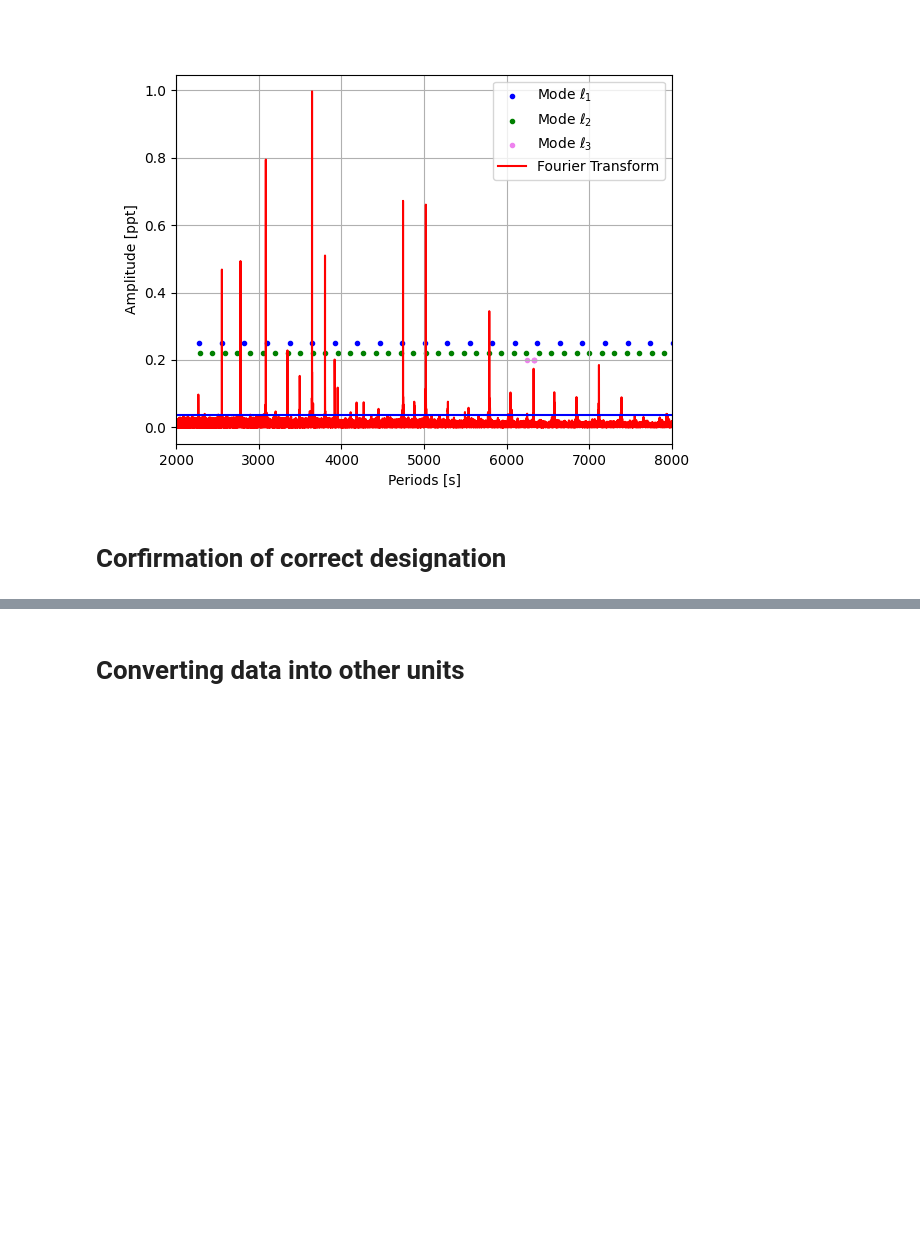
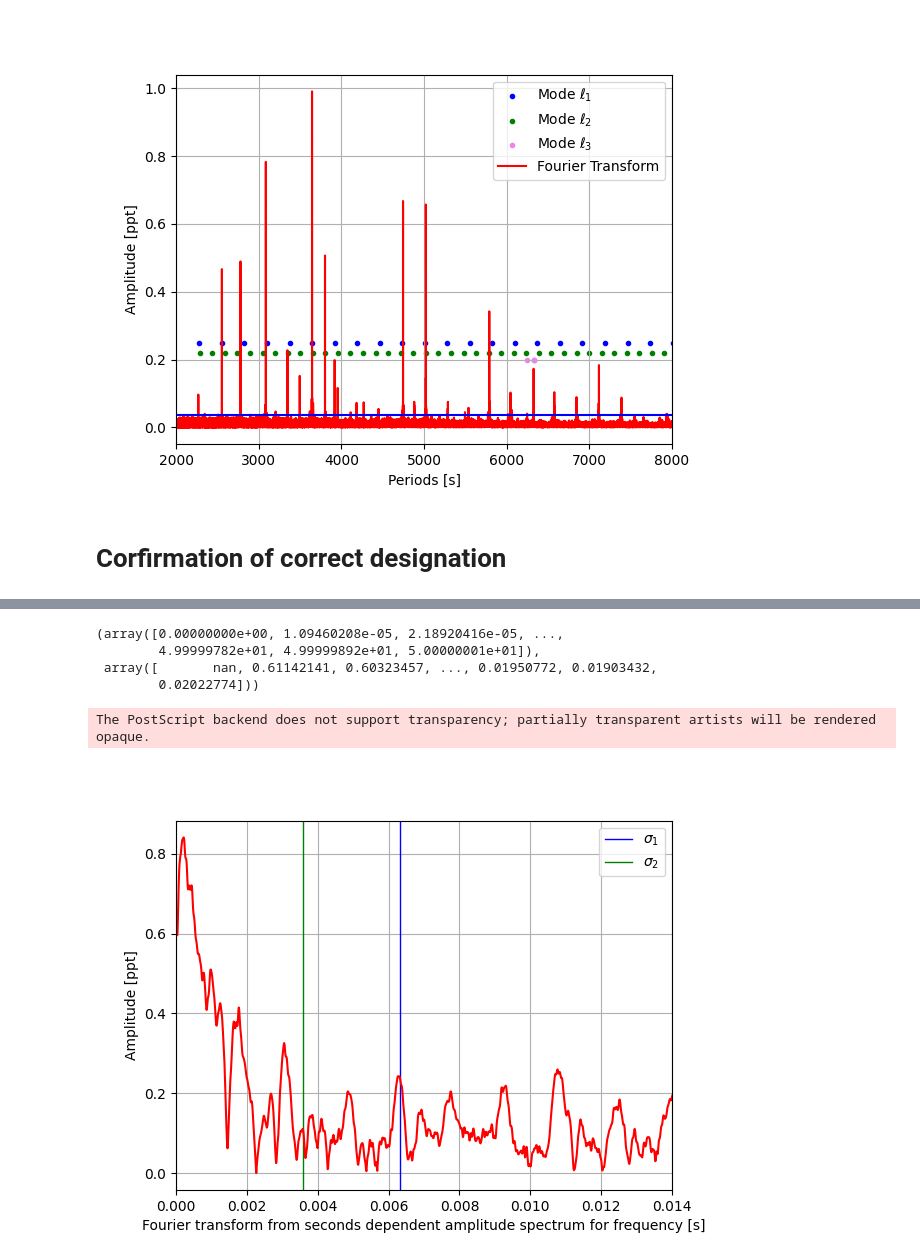
Before and after one commit to RadekKlucz/identification-of-sdBV-star-pulsed-modes, a Jupyter notebook: main/main.ipynb, the cells around one changed output, grey strips where cells are left out. Cells and saved outputs as stored; diff of their text form; code cells hidden in the pictures; blank space fills up the shorter version.

```diff
--- a/main/main.ipynb
+++ b/main/main.ipynb
@@ -257,16 +252,24 @@ FileNotFoundError: [Errno 2] No such file or directory: 'p400.trf'
+# %%
+load_data
+# %% [output]
+(array([0.00000000e+00, 1.09460208e-05, 2.18920416e-05, ...,
+        4.99999782e+01, 4.99999892e+01, 5.00000001e+01]),
+ array([       nan, 0.61142141, 0.60323457, ..., 0.01950772, 0.01903432,
+        0.02022774]))
 # %%
-figure_7 = plt.figure(figsize=(9, 7)) #plotting axis x form data in periods
+figure_7 = plt.figure() #plotting axis x form data in periods
 axis_7 = figure_7.subplots()
 # axis_7.set_ylim(0,0.009)
 axis_7.set_xlim(0, 0.014)
-axis_7.axvline(x=1 / 140, color='b', linestyle='-', linewidth=1, label = '$\sigma_{1}$')
-axis_7.axvline(x=1 / 270, color='g', linestyle='-', linewidth=1, label = '$\sigma_{2}$')
+axis_7.axvline(x=1 / 158, color='b', linestyle='-', linewidth=1, label = '$\sigma_{1}$')
+axis_7.axvline(x=1 / 280, color='g', linestyle='-', linewidth=1, label = '$\sigma_{2}$')
 # axis_7.axvline(x=1 / 102.8, color='orange', linestyle='-', linewidth=1, label = '$\sigma_{3b}$')
 axis_7.set_xlabel('Fourier transform from seconds dependent amplitude spectrum for frequency [s]')
 axis_7.set_ylabel('Amplitude [ppt]')
 axis_7.legend()
 axis_7.grid()
 axis_7.plot(load_data[0],load_data[1], color='red')
 plt.savefig('2nd_ft.eps', format='eps')
+# %% [output]
+The PostScript backend does not support transparency; partially transparent artists will be rendered opaque.
+[figure, added]
-# %% [markdown]
-# Converting data into other units
```
Also changed, not shown: parts of 26 cells of this notebook, 14 other files.
